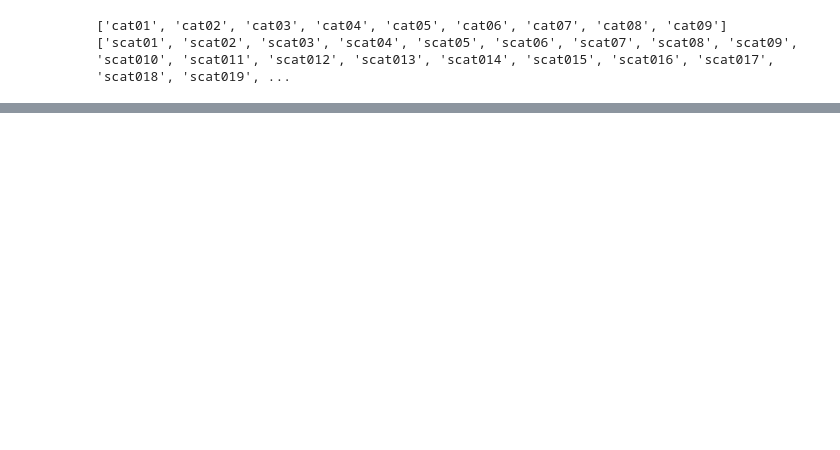
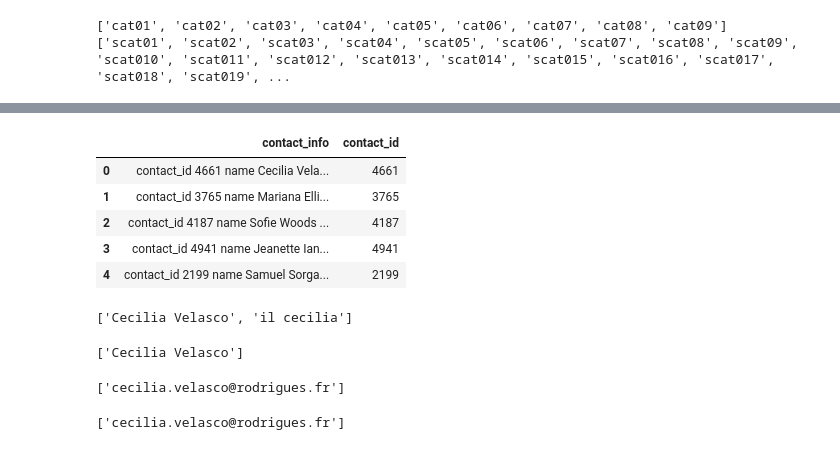
Before and after one commit to travelingshoez/crowdfunding-etl, a Jupyter notebook: crowdfunding.ipynb, the cells around one changed output, grey strips where cells are left out. Saved outputs shown, nothing was run; the diff lists cells and outputs as text; code cells hidden in the pictures; blank space fills up the shorter version.

Commit message:
crowdfunding-etl folder

```diff
--- a/crowdfunding.ipynb
+++ b/crowdfunding.ipynb
@@ -413,0 +438,4 @@ campaign_df.to_csv("subcategory.csv", index=False)
+# %%
+# Read the contacts string data into a Pandas DataFrame
+contacts_string_df = pd.read_csv("../crowdfunding-etl/contacts_string_data.csv")
+contacts_string_df.head()
@@ -413,0 +449,34 @@ campaign_df.to_csv("subcategory.csv", index=False)
+# %%
+# Extract the four-digit contact ID number.
+contacts_string_df['contact_id'] = contacts_string_df['contact_info'].str.extract(r'(\d{4})')
+contacts_string_df.head()
+# %% [output]
+|  | contact_info | contact_id |
+| 0 | contact_id 4661 name Cecilia Vela... | 4661 |
+| 1 | contact_id 3765 name Mariana Elli... | 3765 |
+| 2 | contact_id 4187 name Sofie Woods ... | 4187 |
+| 3 | contact_id 4941 name Jeanette Ian... | 4941 |
+| 4 | contact_id 2199 name Samuel Sorga... | 2199 |
+# %%
+# Extract the first and last name after the word "name".
+name = re.findall(r'([^name\s+][A-Za-z]+\s+[A-Za-z]+)', string_data)
+name
+# %% [output]
+['Cecilia Velasco', 'il cecilia']
+# %%
+# Extract the first and last name after the word "name".
+name = re.findall(r'([^nameil\s+][A-Za-z]+\s+[A-Za-z]+)', string_data)
+name
+# %% [output]
+['Cecilia Velasco']
+# %%
+# Extract the email add
+#ss using a regular expression pattern.
+email_address = re.findall(r'(\S+@\S+)', string_data)
+email_address
+# %% [output]
+['cecilia.velasco@rodrigues.fr']
+# %%
+['cecilia.velasco@rodrigues.fr']
+# %% [output]
+['cecilia.velasco@rodrigues.fr']
```
Also changed, not shown: parts of 39 cells of this notebook, 7 other files.
